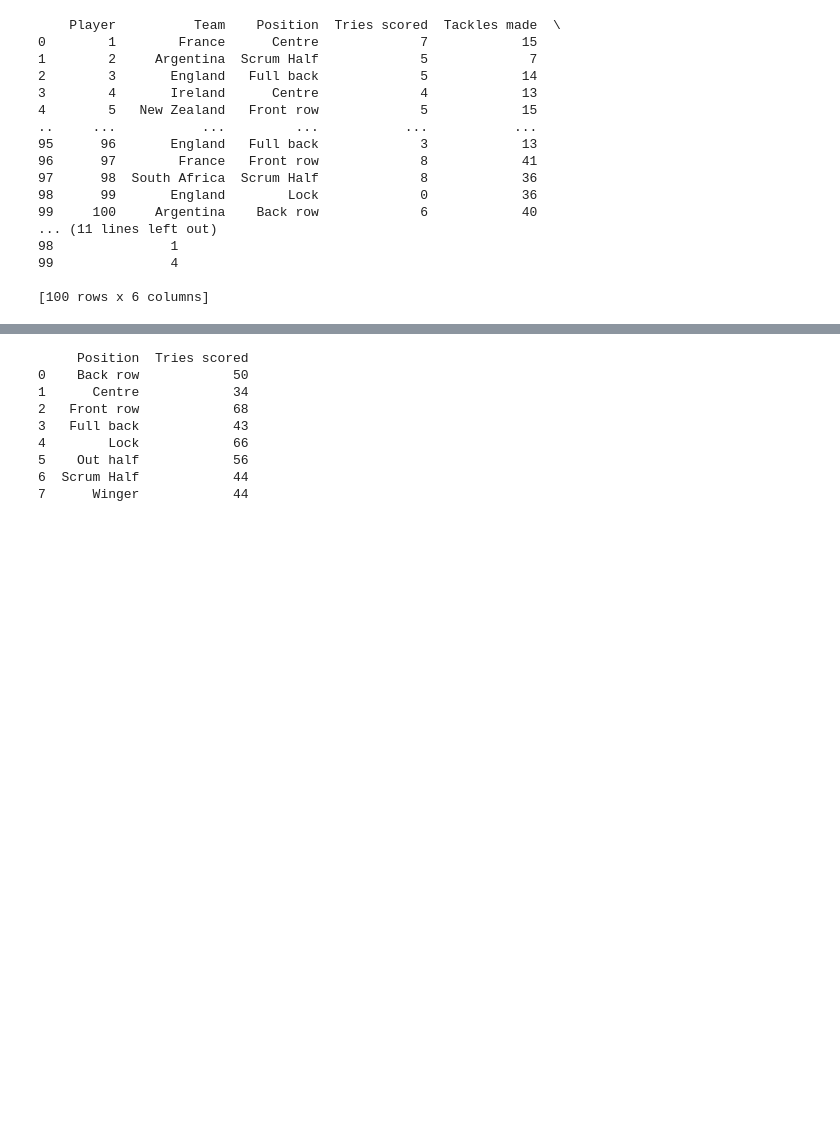
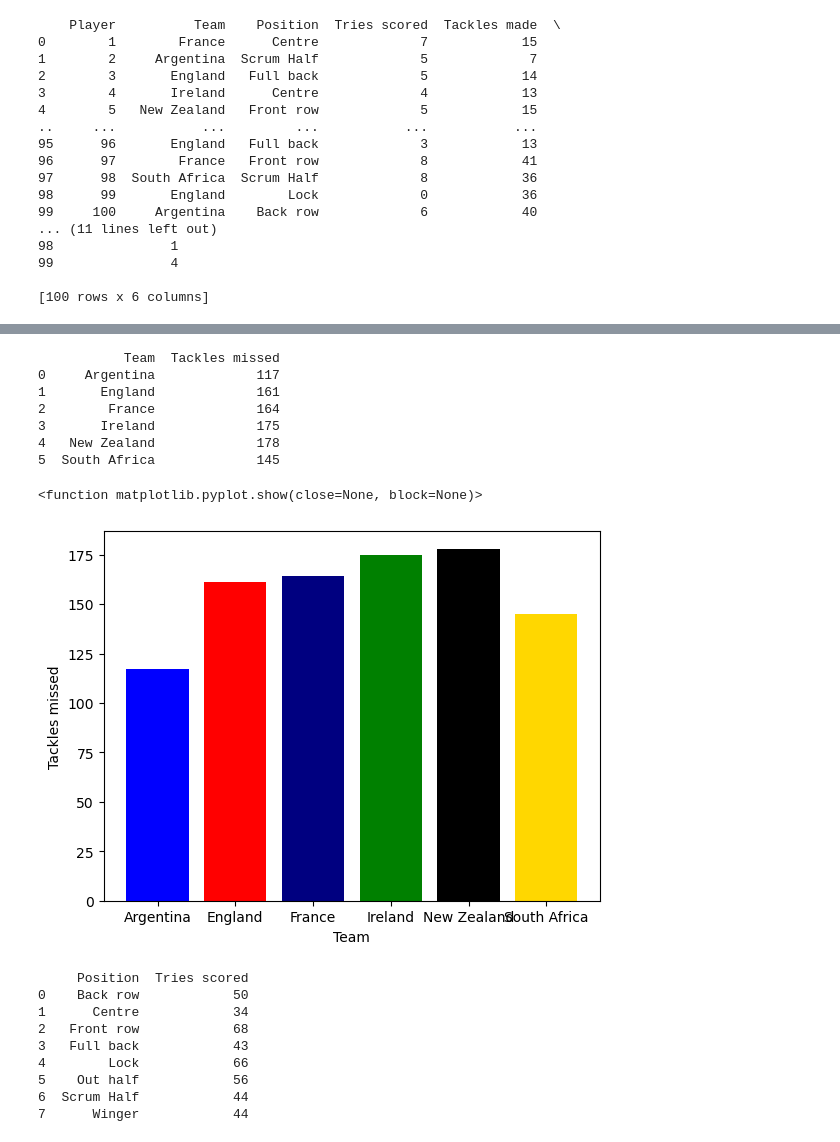
Before and after one commit to horgano/PfDA-Project-1, a Jupyter notebook: PfDA Project1.ipynb, the cells around one changed output, grey strips where cells are left out. Drawn from its saved outputs; the diff is of its cells as text; code cells hidden in the pictures; blank space fills up the shorter version.

```diff
--- a/PfDA Project1.ipynb
+++ b/PfDA Project1.ipynb
@@ -75,3 +92,20 @@ plt.show
+# %%
+team_trys = rugby_data.groupby('Team')['Tackles missed'].sum().reset_index()
+print(team_trys)
+plt.bar(team_trys['Team'], team_trys['Tackles missed'], color =('blue', 'red', 'navy', 'green', 'black', 'gold'),  )
+plt.xlabel('Team')
+plt.ylabel('Tackles missed')
+plt.show
+# %% [output]
+           Team  Tackles missed
+0     Argentina             117
+1       England             161
+2        France             164
+3       Ireland             175
+4   New Zealand             178
+5  South Africa             145
+<function matplotlib.pyplot.show(close=None, block=None)>
+[figure, added]
 # %%
 position_trys = rugby_data.groupby('Position')['Tries scored'].sum().reset_index()
 print(position_trys)
```
Also changed, not shown: parts of 5 cells of this notebook.
